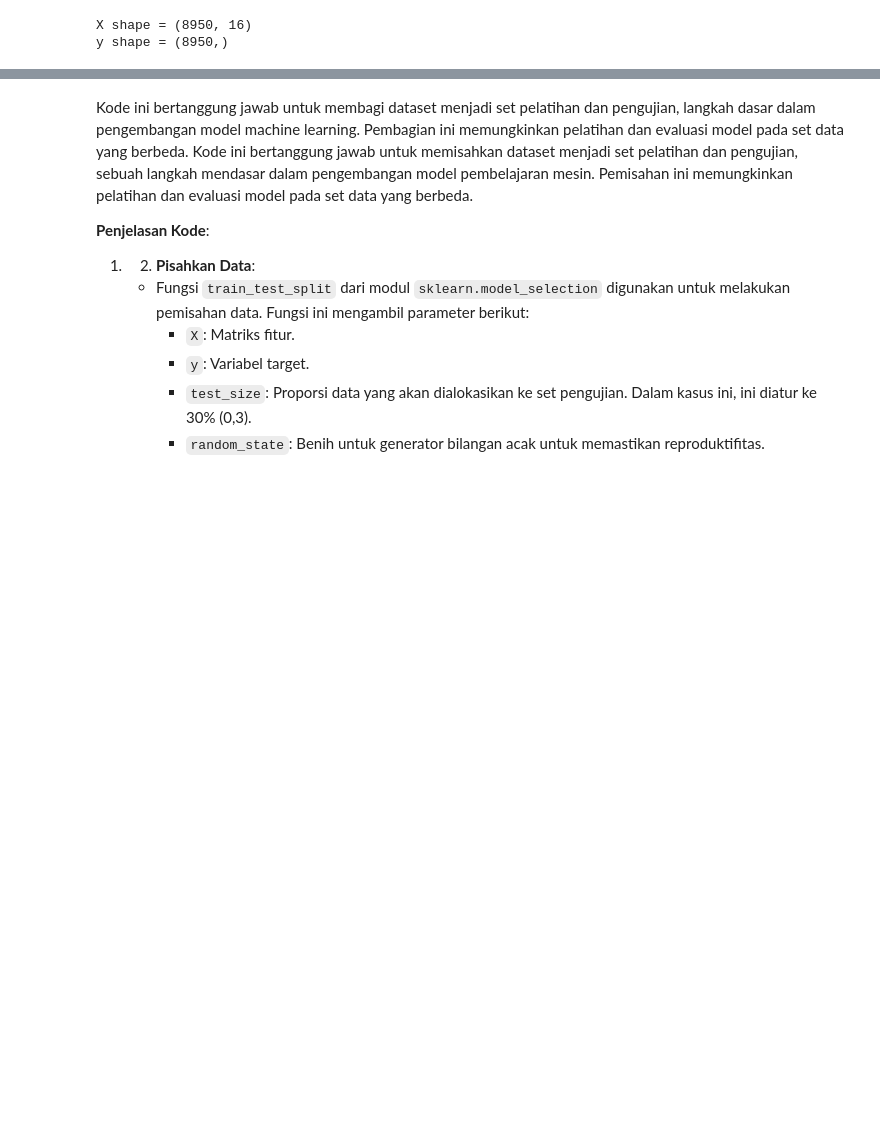
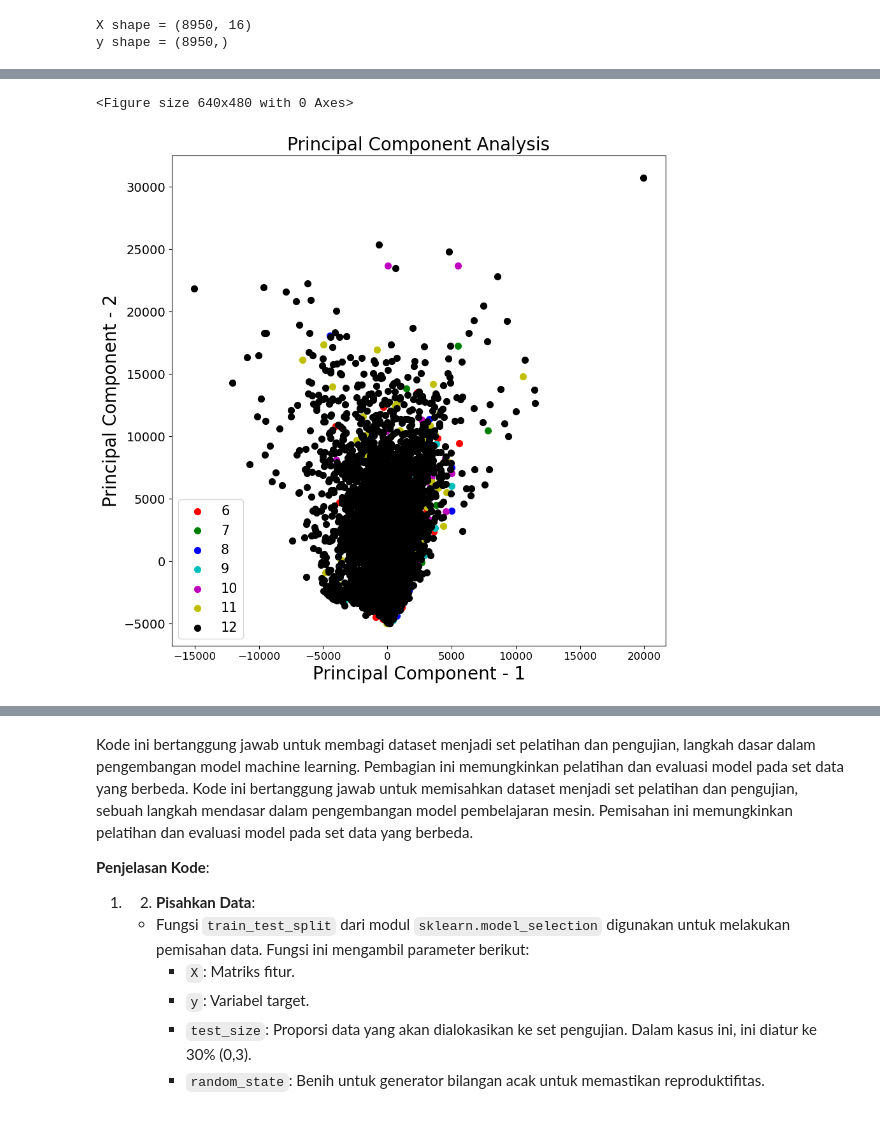
Before and after one commit to hdyits/H8_5, a Jupyter notebook: PYTN_KampusMerdeka_fp4_HeidyNurafiyahItsnaini/PYTN_KampusMerdeka_fp4_HeidyNurafiyahItsnaini.ipynb, the cells around one changed output, grey strips where cells are left out. Cells and saved outputs as stored; diff of their text form; code cells hidden in the pictures; blank space fills up the shorter version.

```diff
--- a/PYTN_KampusMerdeka_fp4_HeidyNurafiyahItsnaini/PYTN_KampusMerdeka_fp4_HeidyNurafiyahItsnaini.ipynb
+++ b/PYTN_KampusMerdeka_fp4_HeidyNurafiyahItsnaini/PYTN_KampusMerdeka_fp4_HeidyNurafiyahItsnaini.ipynb
@@ -949,0 +1072,9 @@ X.head()
+# %%
+principalComponents = model_pca.transform(X)
+
+principal_Df = pd.DataFrame(data=principalComponents,
+                                   columns=['principal component 1', 'principal component 2',
+                                            'principal component 3', 'principal component 4',
+                                            'principal component 5', 'principal component 6'])
+
+principal_Df
@@ -949,0 +1095,27 @@ X.head()
+# %%
+import matplotlib as mpl
+import matplotlib.pyplot as plt
+
+%matplotlib inline
+
+plt.figure()
+plt.figure(figsize=(10,10))
+plt.xticks(fontsize=12)
+plt.yticks(fontsize=14)
+plt.xlabel('Principal Component - 1',fontsize=20)
+plt.ylabel('Principal Component - 2',fontsize=20)
+plt.title("Principal Component Analysis",fontsize=20)
+targets = [6, 7, 8, 9, 10, 11, 12]
+colors = ['r', 'g', 'b', 'c', 'm', 'y', 'k']
+for target, color in zip(targets,colors):
+    indicesToKeep = df_ho['TENURE'] == target
+    plt.scatter(principal_Df.loc[indicesToKeep, 'principal component 4']
+               , principal_Df.loc[indicesToKeep, 'principal component 1']
+               , c = color, s = 50)
+
+plt.legend(targets,prop={'size': 15})
+
+plt.show()
+# %% [output]
+<Figure size 640x480 with 0 Axes>
+[figure, added]
```
Also changed, not shown: parts of 98 cells of this notebook.
